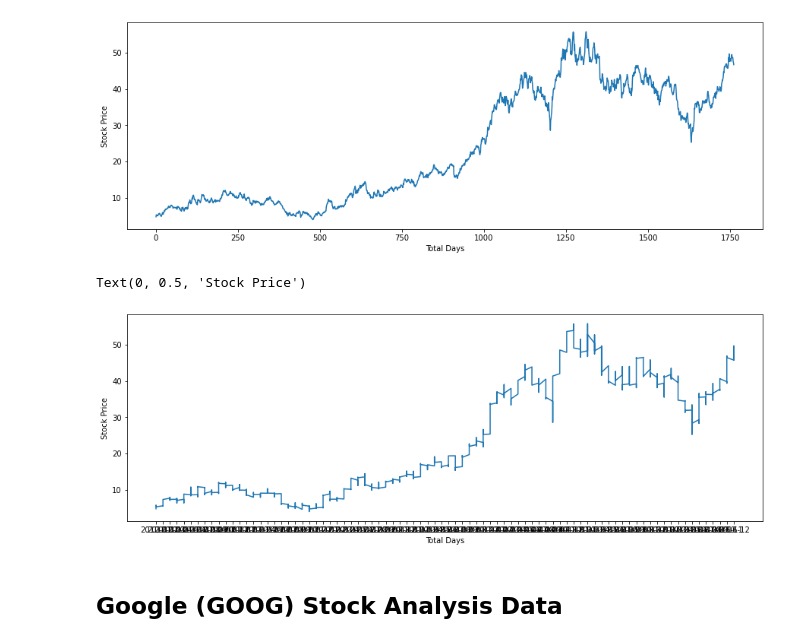
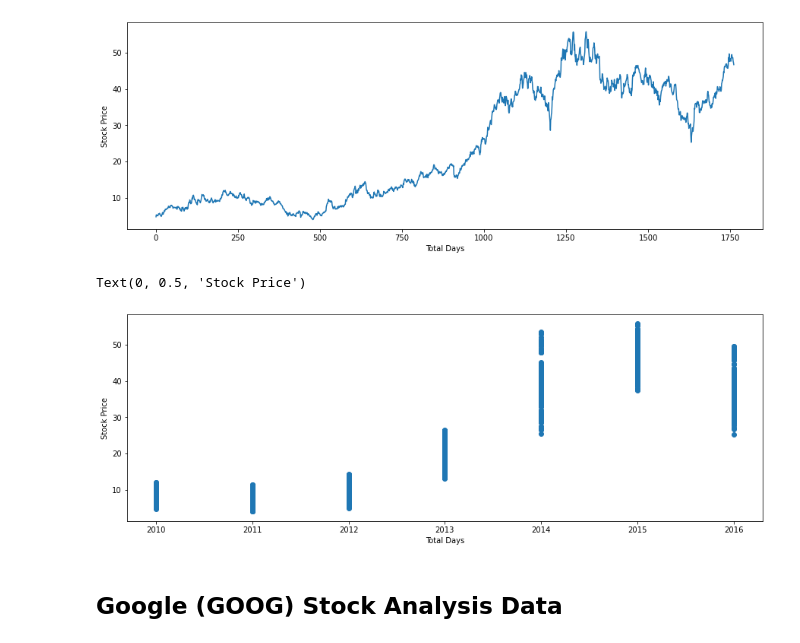
Before and after one commit to YudhaHM/2.DS_Project_Kaggle-NewYork_StockPrice_Analysis, a Jupyter notebook: Kaggle - NY Stock Price Analysis.ipynb, the cells around one changed output. Saved outputs shown, nothing was run; the diff lists cells and outputs as text; code cells hidden in the pictures.

```diff
--- a/Kaggle - NY Stock Price Analysis.ipynb
+++ b/Kaggle - NY Stock Price Analysis.ipynb
@@ -5,7 +5,7 @@ import pandas as pd
 import numpy as np
 import matplotlib.pyplot as plt
 # %%
-fundamentals = pd.read_csv('fundamentals.csv', index_col=0)
-prices = pd.read_csv('prices.csv')
-prices2 =pd.read_csv('prices-split-adjusted.csv')
-securities = pd.read_csv('securities.csv')
+data = pd.read_csv('fundamentals.csv', index_col=0)
+# prices = pd.read_csv('prices.csv')
+price =pd.read_csv('prices-split-adjusted.csv')
+# securities = pd.read_csv('securities.csv')
@@ -158,12 +178,13 @@ Text(0, 0.5, 'Stock Price')
 # %%
 plt.figure(figsize=(15,5))
 days = [2010,2011,2012,2013,2014,2015,2016]
-plt.plot(prices2[prices2['symbol'] == "AAL"].date.str[0:7], prices2[prices2['symbol'] == "AAL"].close.values)
+
+plt.scatter(prices2[prices2['symbol'] == "AAL"].date.str[0:4], prices2[prices2['symbol'] == "AAL"].close.values)
 plt.xlabel('Total Days')
 plt.ylabel("Stock Price")
 # %% [output]
 Text(0, 0.5, 'Stock Price')
-[figure, old version]
+[figure, new version]
 # %% [markdown]
 ## Google (GOOG) Stock Analysis Data
 # %%
```
Also changed, not shown: parts of 17 cells of this notebook.
